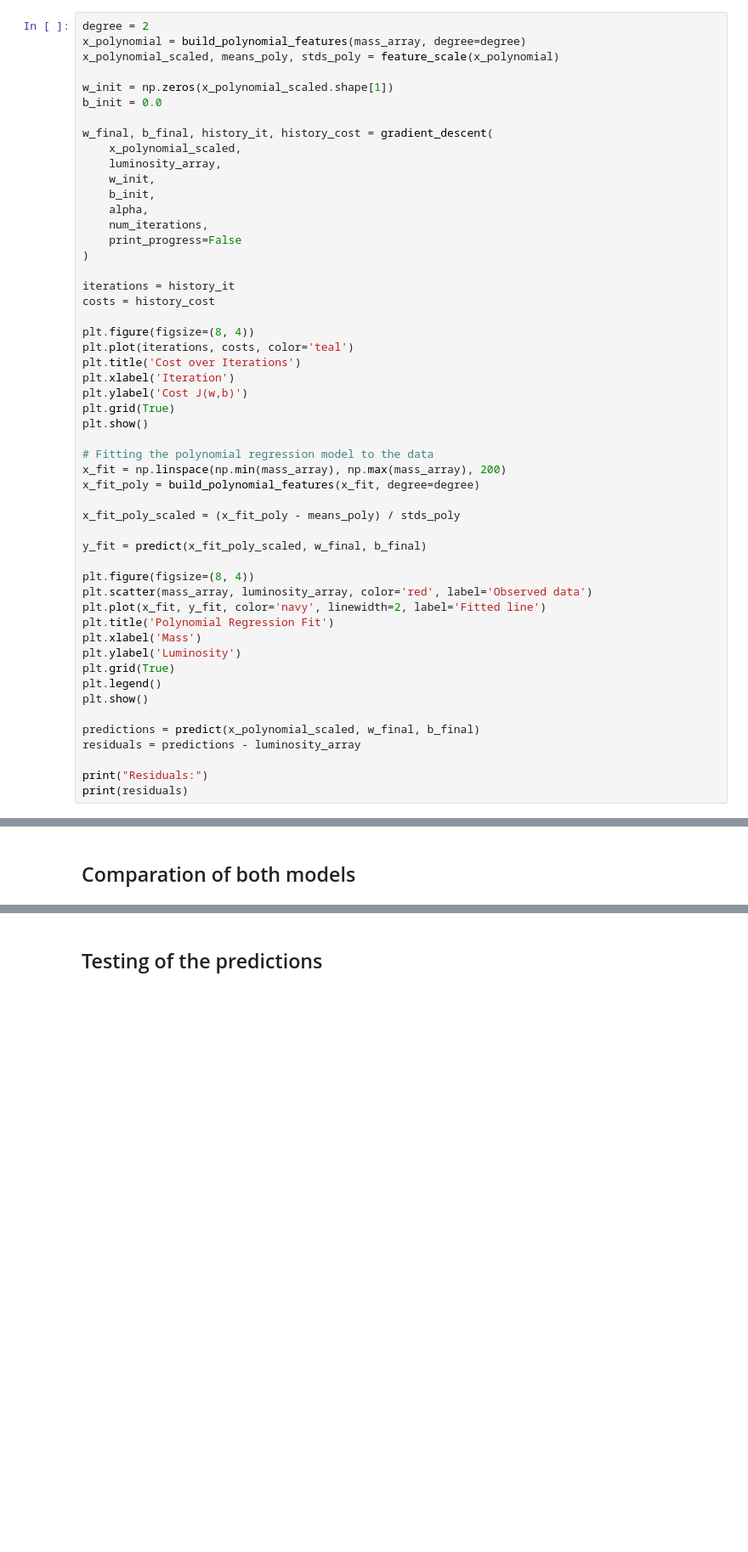
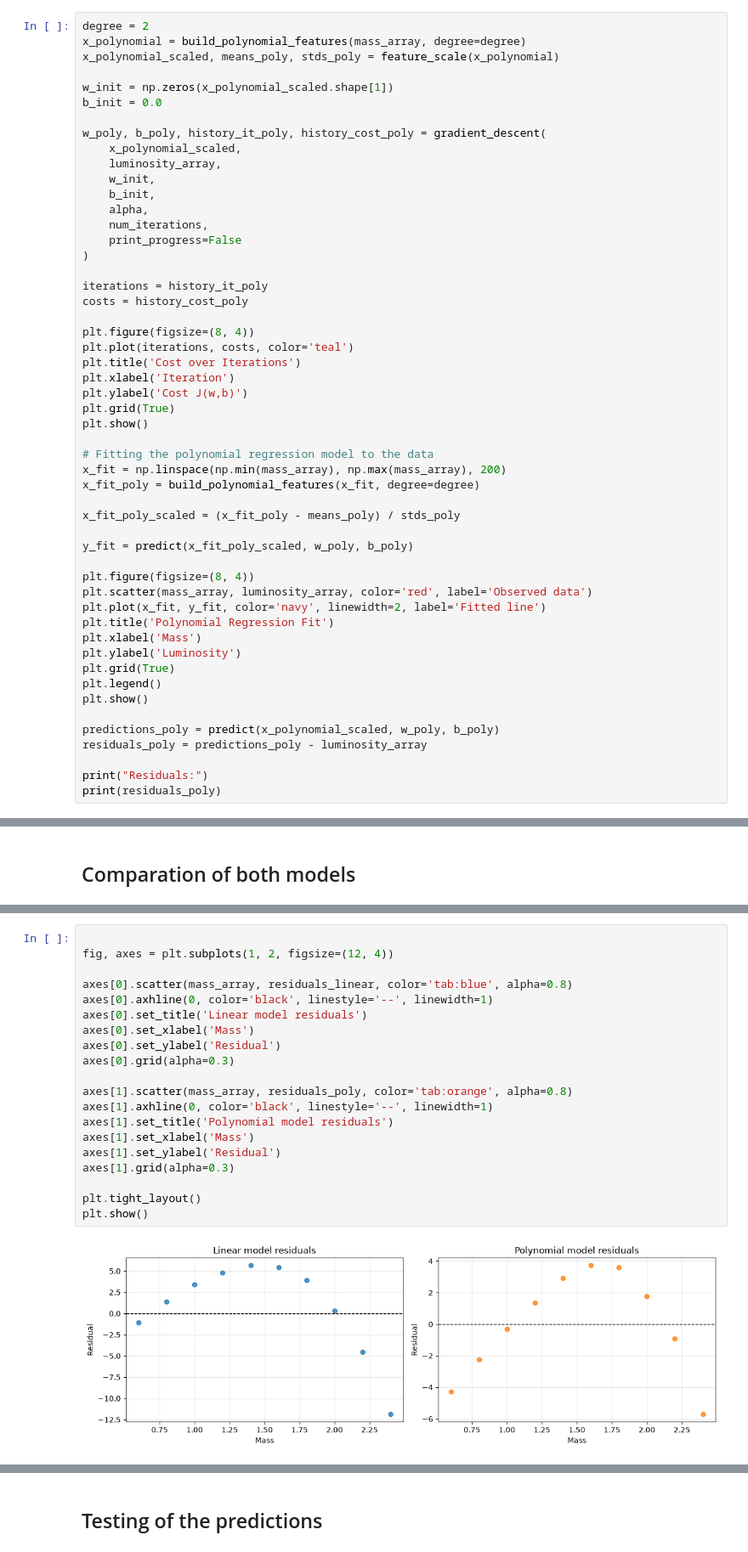
Before and after one commit to carolina-cepeda/stellar_luminosity_regression, a Jupyter notebook: stellar_luminosity_hands_on.ipynb, the cells around one changed output, grey strips where cells are left out. Shown at 85% size. Cells and saved outputs as stored; diff of their text form; blank space fills up the shorter version.

```diff
--- a/stellar_luminosity_hands_on.ipynb
+++ b/stellar_luminosity_hands_on.ipynb
@@ -190,7 +190,7 @@ x_polynomial_scaled, means_poly, stds_poly = feature_scale(x_polynomial)
 w_init = np.zeros(x_polynomial_scaled.shape[1])
 b_init = 0.0
 
-w_final, b_final, history_it, history_cost = gradient_descent(
+w_poly, b_poly, history_it_poly, history_cost_poly = gradient_descent(
     x_polynomial_scaled,
     luminosity_array,
     w_init,
@@ -200,8 +200,8 @@ w_final, b_final, history_it, history_cost = gradient_descent(
     print_progress=False
 )
 
-iterations = history_it
-costs = history_cost
+iterations = history_it_poly
+costs = history_cost_poly
 
 plt.figure(figsize=(8, 4))
 plt.plot(iterations, costs, color='teal')
@@ -217,7 +217,7 @@ x_fit_poly = build_polynomial_features(x_fit, degree=degree)
 
 x_fit_poly_scaled = (x_fit_poly - means_poly) / stds_poly
 
-y_fit = predict(x_fit_poly_scaled, w_final, b_final)
+y_fit = predict(x_fit_poly_scaled, w_poly, b_poly)
 
 plt.figure(figsize=(8, 4))
 plt.scatter(mass_array, luminosity_array, color='red', label='Observed data')
@@ -229,11 +229,11 @@ plt.grid(True)
 plt.legend()
 plt.show()
 
-predictions = predict(x_polynomial_scaled, w_final, b_final)
-residuals = predictions - luminosity_array
+predictions_poly = predict(x_polynomial_scaled, w_poly, b_poly)
+residuals_poly = predictions_poly - luminosity_array
 
 print("Residuals:")
-print(residuals)
+print(residuals_poly)
 # %% [output]
 [figure]
 [figure]
@@ -244,0 +259,22 @@ Residuals:
+# %%
+
+fig, axes = plt.subplots(1, 2, figsize=(12, 4))
+
+axes[0].scatter(mass_array, residuals_linear, color='tab:blue', alpha=0.8)
+axes[0].axhline(0, color='black', linestyle='--', linewidth=1)
+axes[0].set_title('Linear model residuals')
+axes[0].set_xlabel('Mass')
+axes[0].set_ylabel('Residual')
+axes[0].grid(alpha=0.3)
+
+axes[1].scatter(mass_array, residuals_poly, color='tab:orange', alpha=0.8)
+axes[1].axhline(0, color='black', linestyle='--', linewidth=1)
+axes[1].set_title('Polynomial model residuals')
+axes[1].set_xlabel('Mass')
+axes[1].set_ylabel('Residual')
+axes[1].grid(alpha=0.3)
+
+plt.tight_layout()
+plt.show()
+# %% [output]
+[figure, added]
```
Also changed, not shown: parts of 6 cells of this notebook.
